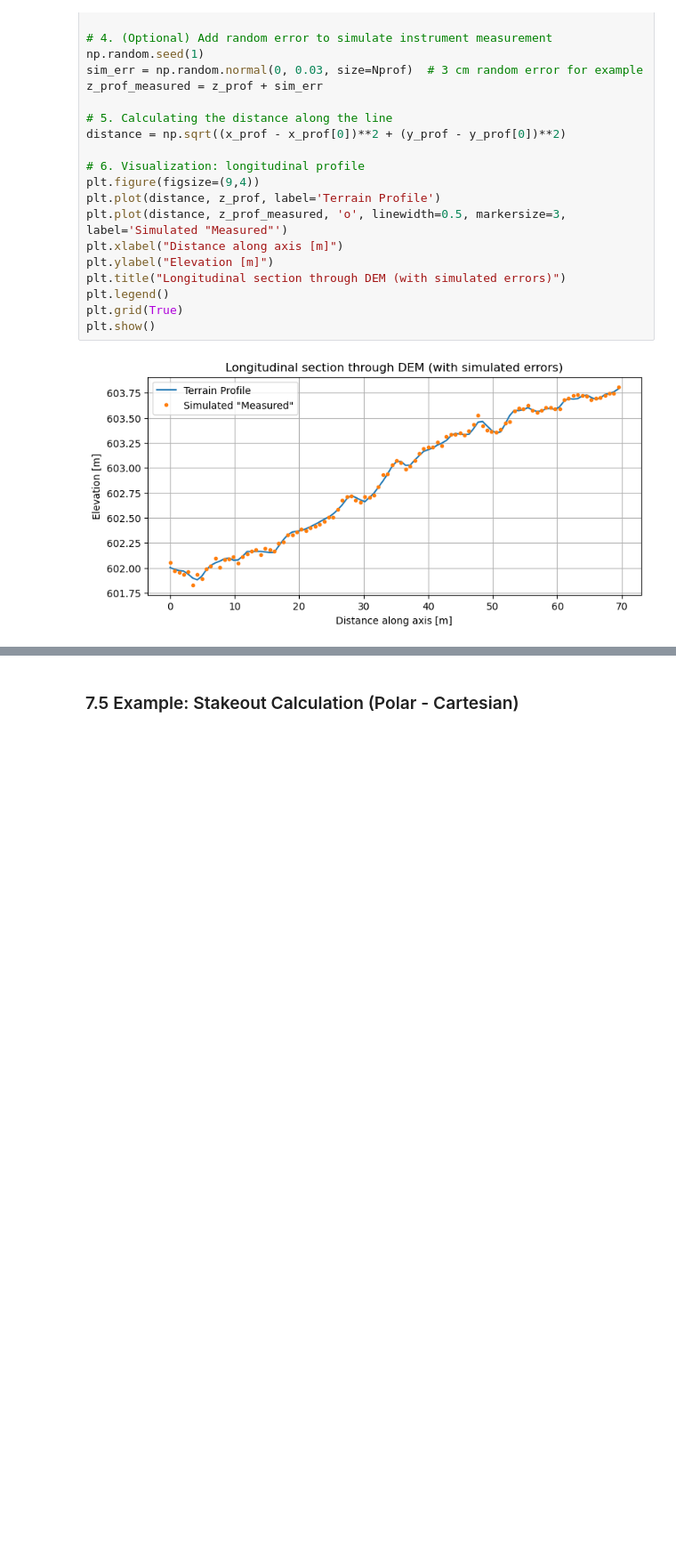
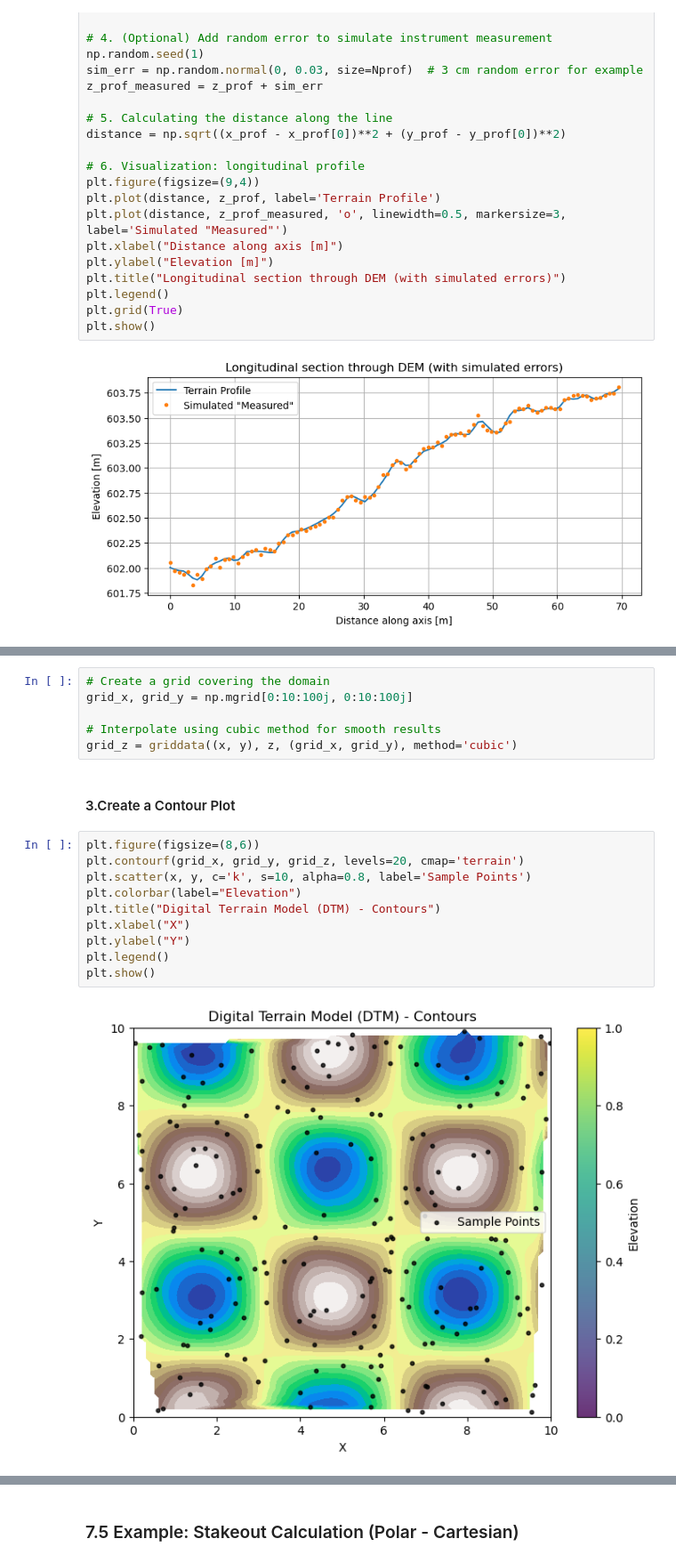
Before and after one commit to Araychev/UPSKILL-AI-and-Machine-Learning---2025, a Jupyter notebook: Math Concepts for Developers - март 2025/Regular_Exam_Project/math_concepts_geo_project.ipynb, the cells around one changed output, grey strips where cells are left out. Shown at 89% size. Cells and saved outputs as stored; diff of their text form; blank space fills up the shorter version.

```diff
--- a/Math Concepts for Developers - март 2025/Regular_Exam_Project/math_concepts_geo_project.ipynb
+++ b/Math Concepts for Developers - март 2025/Regular_Exam_Project/math_concepts_geo_project.ipynb
@@ -1962,0 +1996,20 @@ Use laspy, pdal, open3d for processing large scan or UAV point clouds.
+# %%
+# Create a grid covering the domain
+grid_x, grid_y = np.mgrid[0:10:100j, 0:10:100j]
+
+# Interpolate using cubic method for smooth results
+grid_z = griddata((x, y), z, (grid_x, grid_y), method='cubic')
+# %% [markdown]
+#### 3.Create a Contour Plot
+# %%
+plt.figure(figsize=(8,6))
+plt.contourf(grid_x, grid_y, grid_z, levels=20, cmap='terrain')
+plt.scatter(x, y, c='k', s=10, alpha=0.8, label='Sample Points')
+plt.colorbar(label="Elevation")
+plt.title("Digital Terrain Model (DTM) - Contours")
+plt.xlabel("X")
+plt.ylabel("Y")
+plt.legend()
+plt.show()
+# %% [output]
+[figure, added]
```
Also changed, not shown: parts of 8 cells of this notebook.
